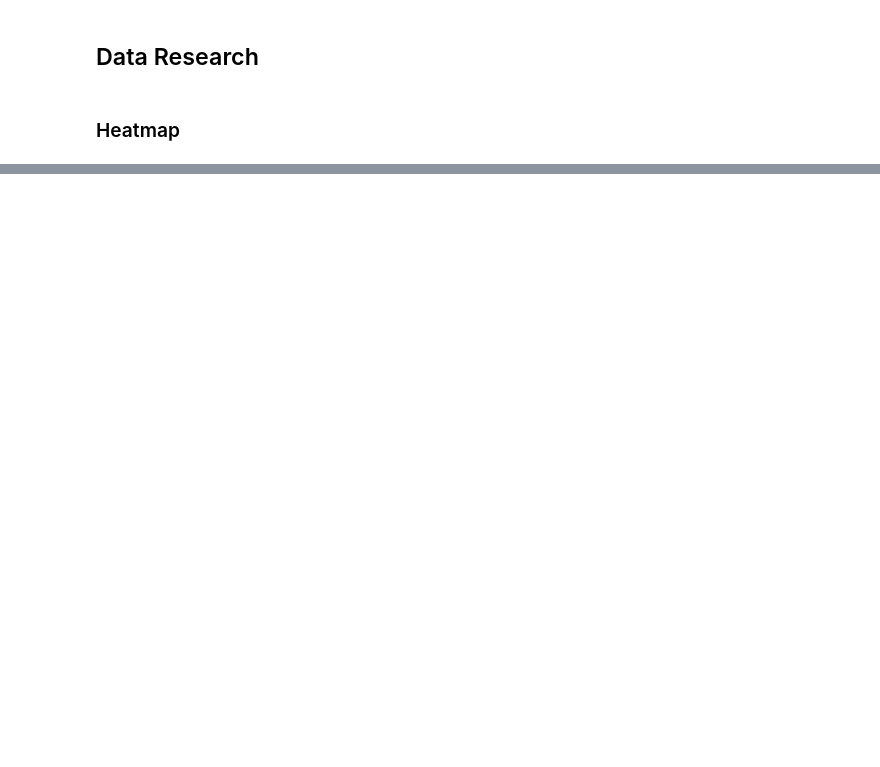
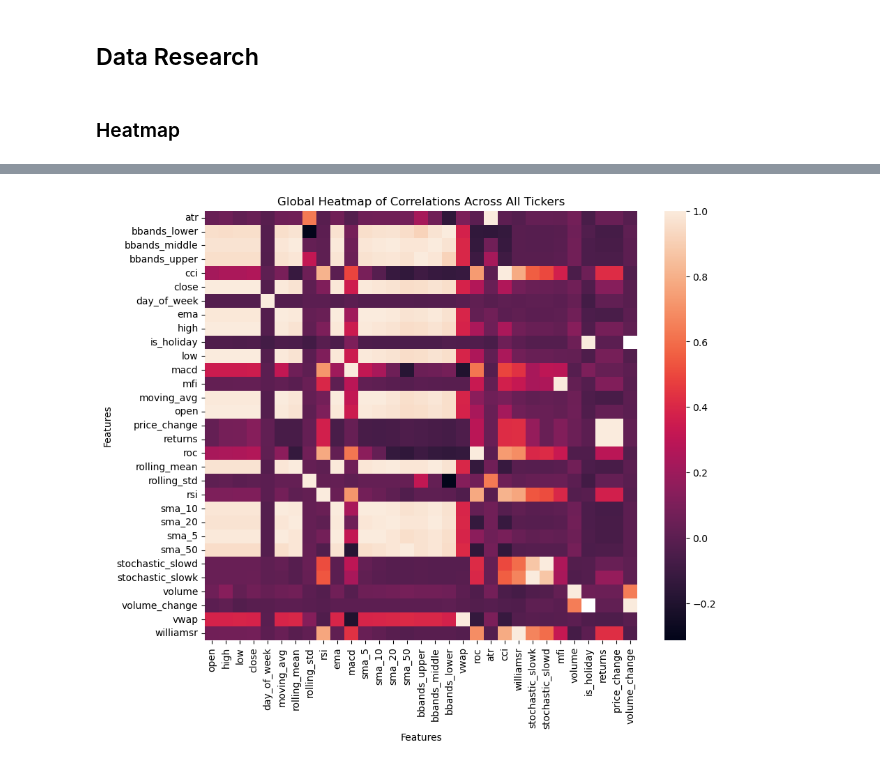
Before and after one commit to noface-0/AAI-590-01-Capstone, a Jupyter notebook: dataprocessing/research.ipynb, the cells around one changed output, grey strips where cells are left out. Cells and saved outputs as stored; diff of their text form; code cells hidden in the pictures; blank space fills up the shorter version.

```diff
--- a/dataprocessing/research.ipynb
+++ b/dataprocessing/research.ipynb
@@ -873,0 +961,14 @@ def process_ticker(ticker):
+# %%
+# Plot Global Heatmap
+plt.figure(figsize=(10, 8))
+sns.heatmap(avg_correlation_matrix)
+# sns.heatmap(global_correlation_matrix, annot=True, fmt=".2f", cmap='coolwarm', center=0)
+plt.title('Global Heatmap of Correlations Across All Tickers')
+plt.xlabel('Features')
+plt.ylabel('Features')
+# plt.xticks(np.arange(len(feature_names)) + 0.5, feature_names, rotation=45, ha='right')
+# plt.yticks(np.arange(len(feature_names)) + 0.5, feature_names, rotation=0)
+plt.savefig('global_heatmap.png', bbox_inches='tight')
+plt.show()
+# %% [output]
+[figure, added]
```
Also changed, not shown: parts of 54 cells of this notebook.
